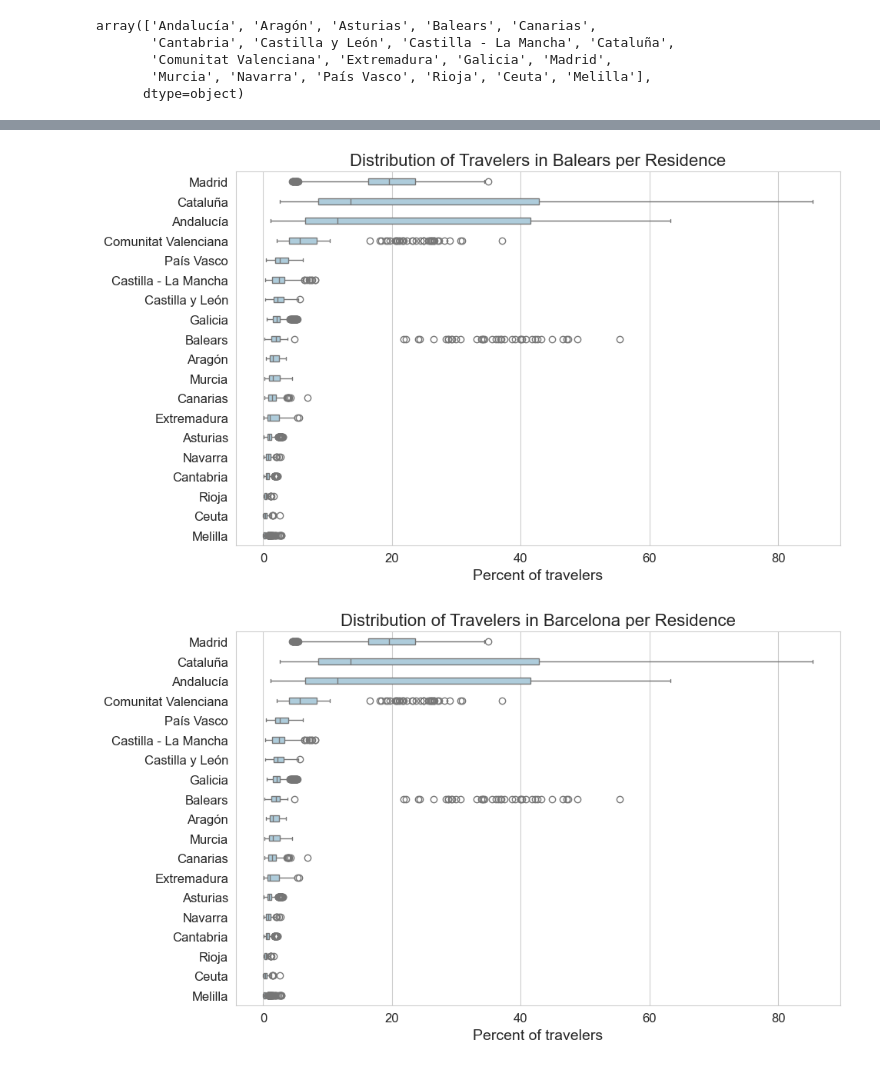
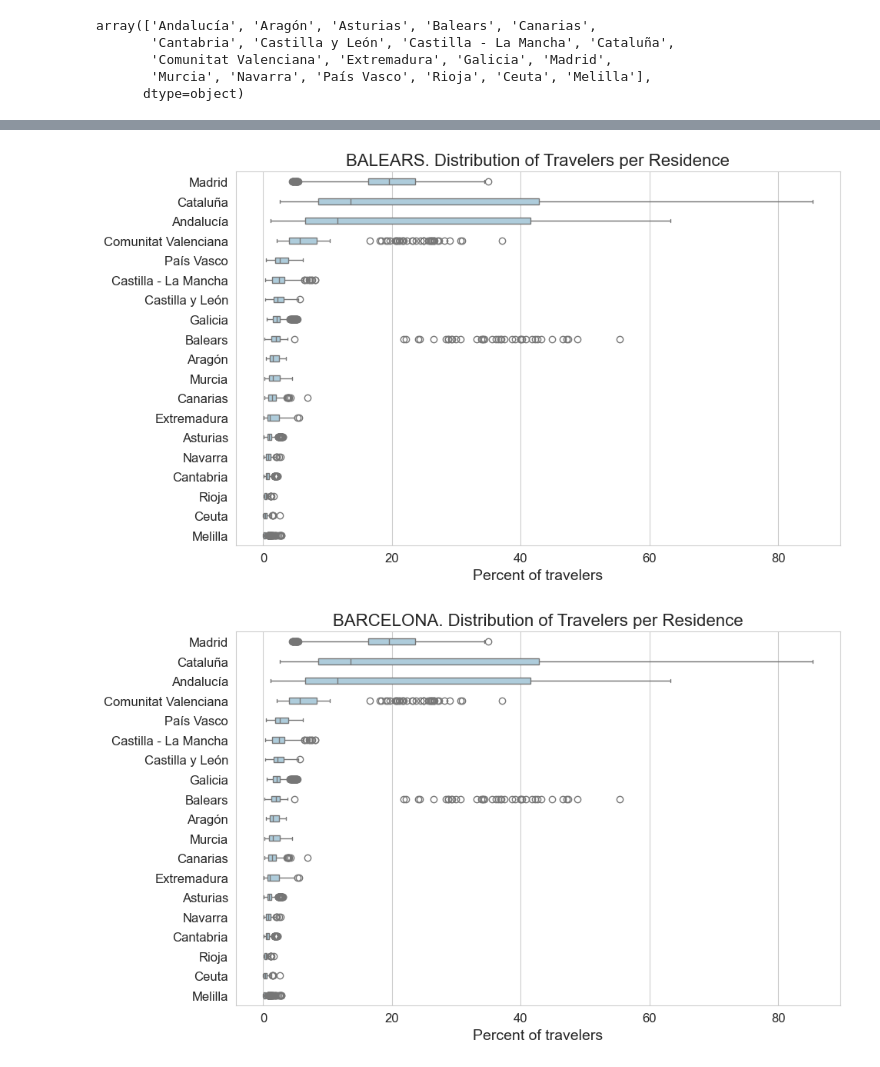
Before and after one commit to luybashu/tourism-accomodations-project, a Jupyter notebook: Scripts/S4_traveler_origin.ipynb, the cells around one changed output, grey strips where cells are left out. Saved outputs shown, nothing was run; the diff lists cells and outputs as text; code cells hidden in the pictures.

```diff
--- a/Scripts/S4_traveler_origin.ipynb
+++ b/Scripts/S4_traveler_origin.ipynb
@@ -304,17 +303,5 @@ for col in df.drop(['Periodo', 'Total'], axis=1):
 # %% [markdown]
 ### Data Cleaning
-# %%
-target_provinces = [
-    "29 Málaga",
-    "41 Sevilla",
-    "07 Balears, Illes",
-    "08 Barcelona",
-    "17 Girona",
-    "46 Valencia/València",
-    "28 Madrid"
-]
-
-df = df[df['Provincias'].isin(target_provinces)]
 # %%
 df.isna().sum()
 # %% [output]
@@ -375,3 +333,0 @@ df[(df['Comunidades y Ciudades Autónomas'].isna()) & (df['total_travelers']!='1
-# %%
-df = df.dropna(subset='Comunidades y Ciudades Autónomas')
-df.info()
@@ -398,3 +333,0 @@ df[df['total_overnight_stays']=='..']
-# %%
-df = df[(df['total_overnight_stays']!='.') & (df['total_overnight_stays']!='..')]
-len(df)
@@ -463,3 +393,0 @@ df['Periodo'].min(), df['Periodo'].max()
-# %%
-df = df[df['Periodo'] >= pd.Timestamp('2022-01-01')]
-df['Periodo'].min(), df['Periodo'].max()
@@ -471,20 +397,20 @@ df['avg_stay'] = df['total_overnight_stays'] / df['total_travelers']
 # %%
 for prov in df['Provincias'].unique():
     # boxplot
     plt.figure(figsize=(10, 6))
     sns.boxplot(data=df,
                 y='Residencia',
                 x='total_travelers',
                 width=0.3,
                 order=df.groupby('Residencia')['total_travelers'].median().sort_values(ascending=False).index)
 
     plt.xlabel('Percent of travelers')
     plt.ylabel(None)
-    plt.title(f'Distribution of Travelers in {prov} per Residence')
+    plt.title(f'{prov.upper()}. Distribution of Travelers per Residence')
     plt.tight_layout()
     plt.show()
 # %% [output]
-[figure, old version]
+[figure, new version]
-[figure, old version]
+[figure, new version]
 [figure]
 [figure]
```
Also changed, not shown: parts of 14 cells of this notebook, 1 other file.
